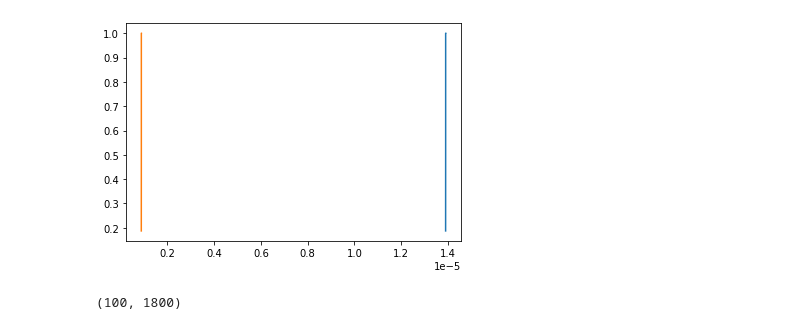
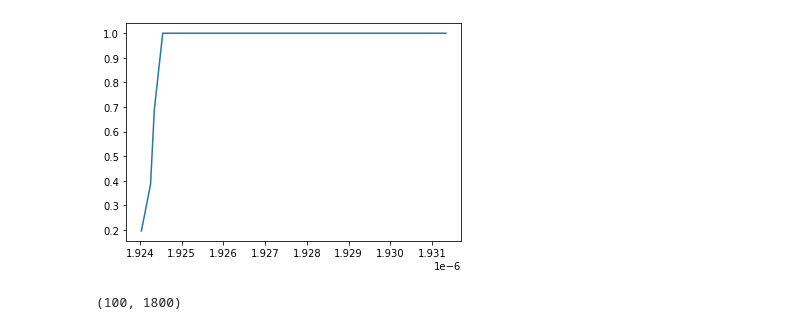
Before and after one commit to dbelivanis/Information-Theory-2, a Jupyter notebook: Optimization/check.ipynb, the cells around one changed output. Drawn from its saved outputs; the diff is of its cells as text; code cells hidden in the pictures.

```diff
--- a/Optimization/check.ipynb
+++ b/Optimization/check.ipynb
@@ -6,7 +6,7 @@ from scipy import special
 import matplotlib.pyplot as plt
 import statsmodels.stats.weightstats as sm
 # %%
-N_steps = 600
+N_steps = 100
 N_steps_orig = 1800
 N_k = 64
 T_h = 18000
@@ -47,10 +49,10 @@ def plot_cdf(p,qoi,time_step,epoch):
     index = np.argsort(QOI)
     plt.plot(QOI[index],np.cumsum(P))
 # %%
-plot_cdf(p,q_x,0,1)
-plot_cdf(p,q_y,0,1)
+# plot_cdf(p,q_x,0,1)
+plot_cdf(p,q_y,0,0)
 # %% [output]
-[figure, old version]
+[figure, new version]
 # %%
 q_MC_x = np.loadtxt(f"{train_loc}Q_x_5.txt")
 q_MC_y = np.loadtxt(f"{train_loc}Q_y_5.txt")
```
Also changed, not shown: parts of 6 cells of this notebook, 1 other file.
